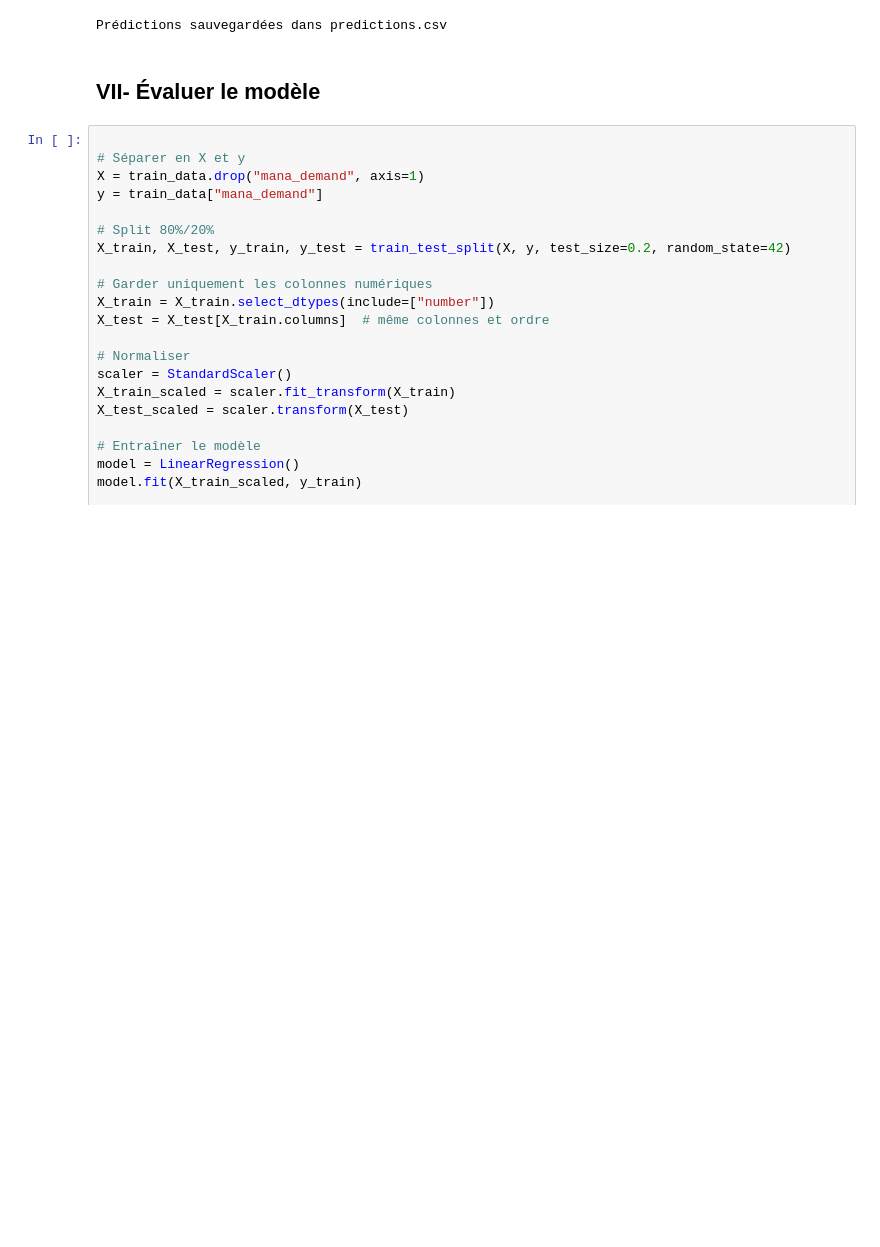
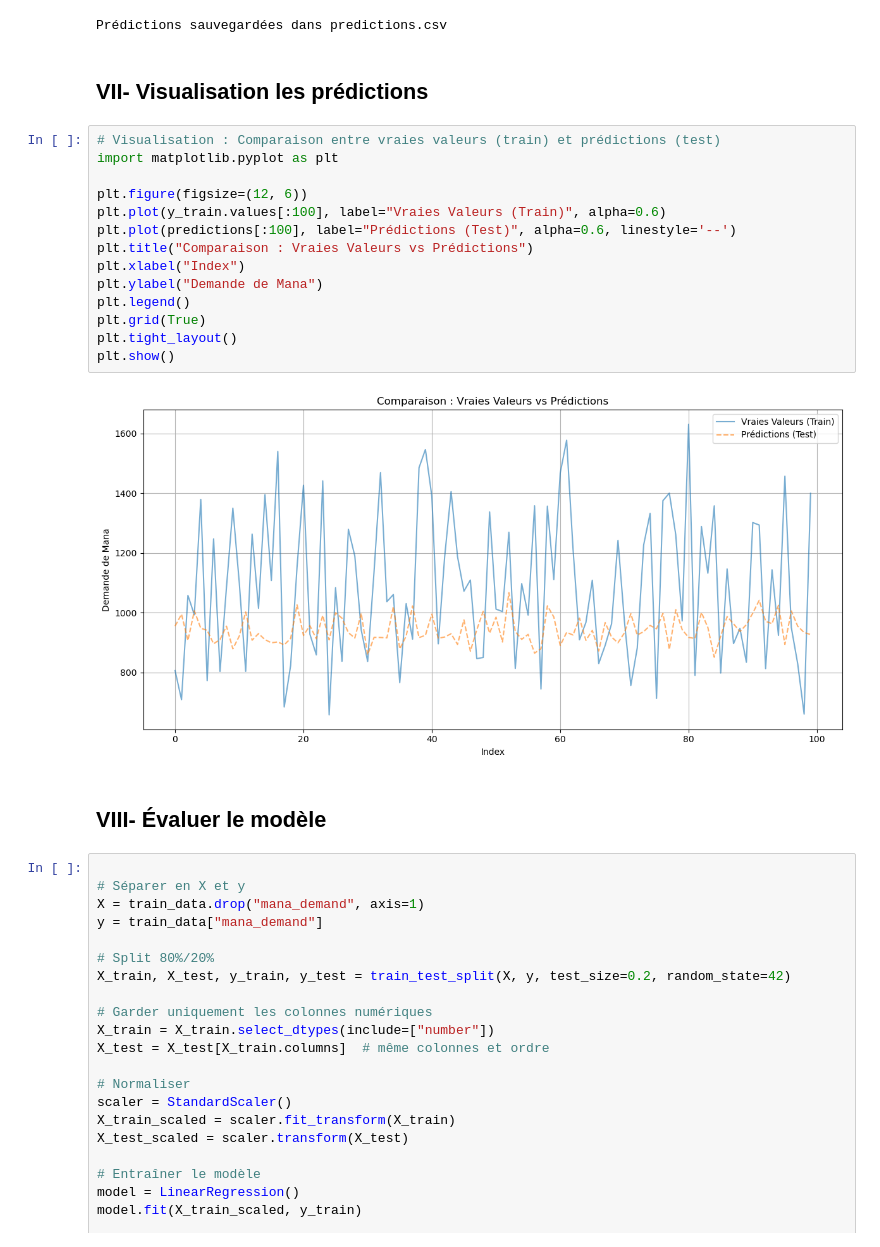
Before and after one commit to khaoulamerah/Mana-Forecasting-Challenge, a Jupyter notebook: Ai4.ipynb, the cells around one changed output. Cells and saved outputs as stored; diff of their text form; blank space fills up the shorter version.

```diff
--- a/Ai4.ipynb
+++ b/Ai4.ipynb
@@ -165,8 +169,26 @@ test_data.to_csv("predictions.csv", index=False)
 print("Prédictions sauvegardées dans predictions.csv")
 # %% [output]
 Prédictions sauvegardées dans predictions.csv
+# %% [markdown]
+## VII- Visualisation les prédictions
+# %%
+# Visualisation : Comparaison entre vraies valeurs (train) et prédictions (test)
+import matplotlib.pyplot as plt
+
+plt.figure(figsize=(12, 6))
+plt.plot(y_train.values[:100], label="Vraies Valeurs (Train)", alpha=0.6)
+plt.plot(predictions[:100], label="Prédictions (Test)", alpha=0.6, linestyle='--')
+plt.title("Comparaison : Vraies Valeurs vs Prédictions")
+plt.xlabel("Index")
+plt.ylabel("Demande de Mana")
+plt.legend()
+plt.grid(True)
+plt.tight_layout()
+plt.show()
+# %% [output]
+[figure, added]
 # %% [markdown]
-## VII- Évaluer le modèle
+## 	VIII- Évaluer le modèle
 # %%
 
 # Séparer en X et y
```
Also changed, not shown: parts of 2 cells of this notebook.
